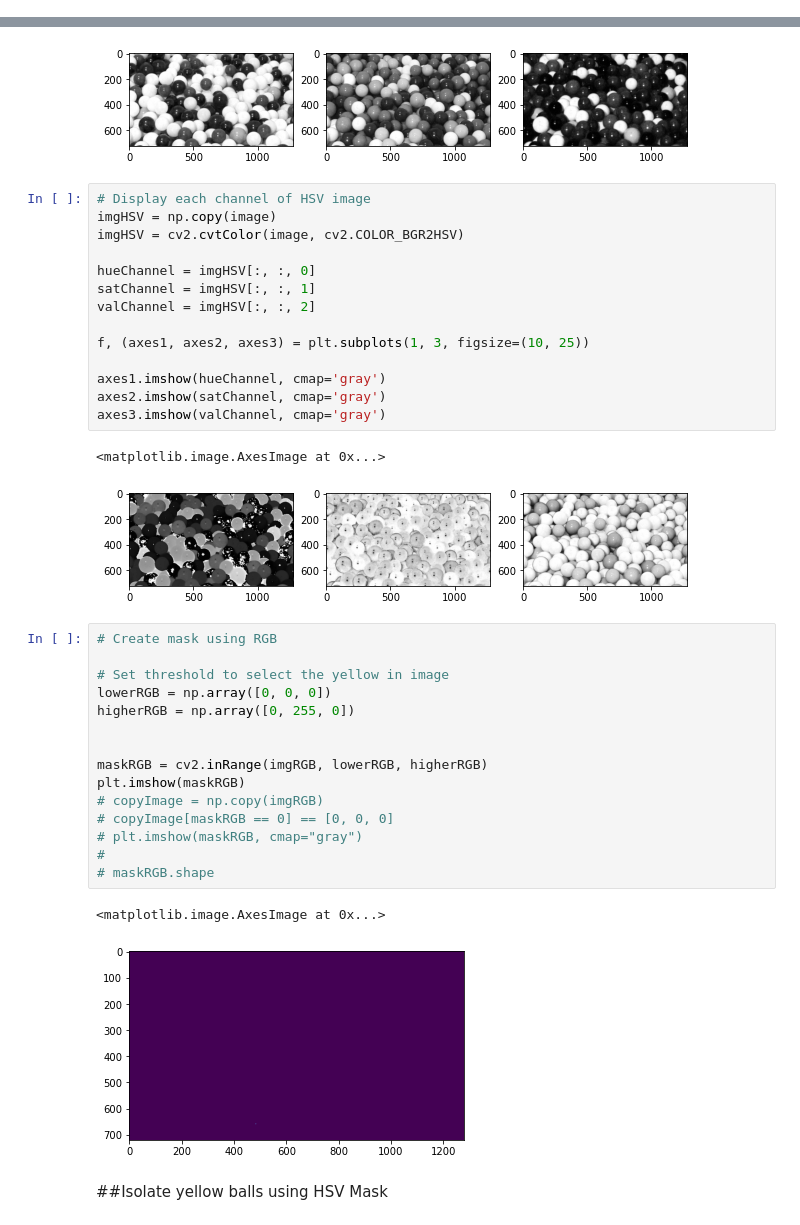
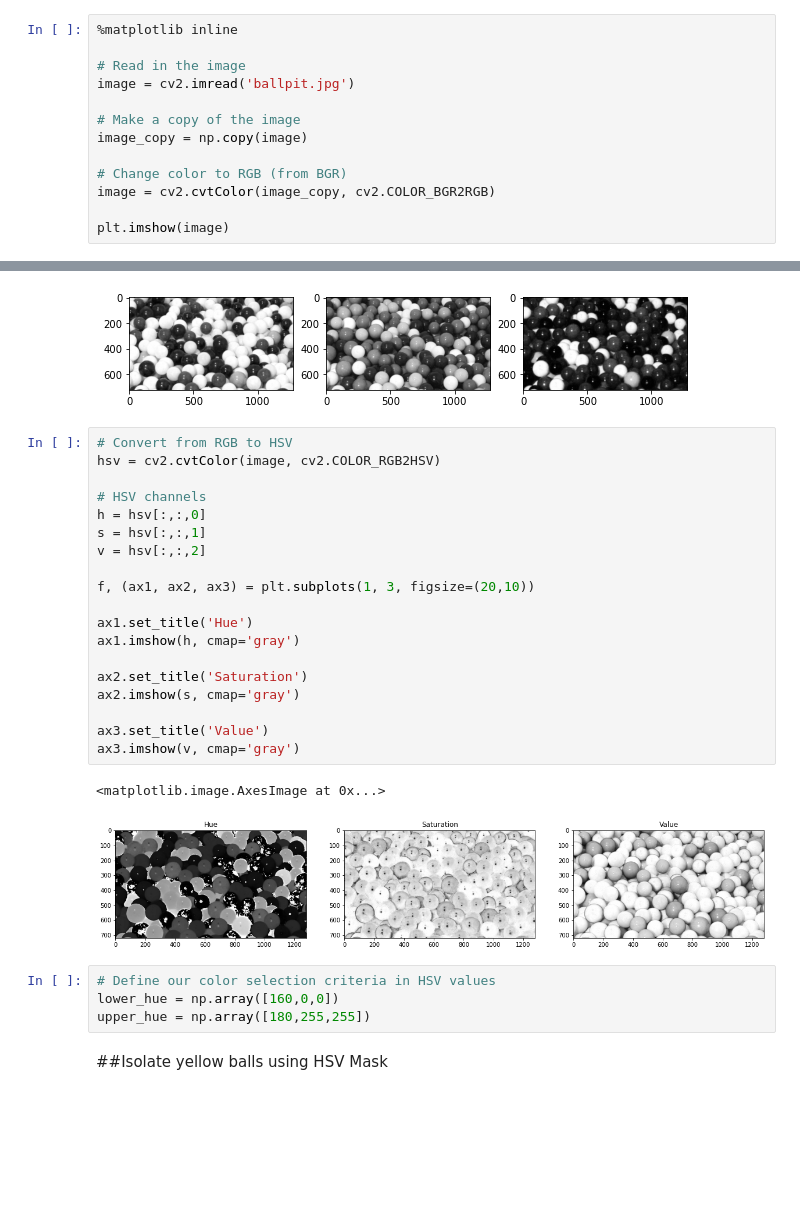
Before and after one commit to 54mir/Computer-Vision-Playground, a Jupyter notebook: OpenCV/HSV-RGB-Masks_attempt2.ipynb, the cells around one changed output, grey strips where cells are left out. Cells and saved outputs as stored; diff of their text form; blank space fills up the shorter version.

```diff
--- a/OpenCV/HSV-RGB-Masks_attempt2.ipynb
+++ b/OpenCV/HSV-RGB-Masks_attempt2.ipynb
@@ -9,0 +7,13 @@ image = cv2.imread('ballpit.jpg')
+# %%
+%matplotlib inline
+
+# Read in the image
+image = cv2.imread('ballpit.jpg')
+
+# Make a copy of the image
+image_copy = np.copy(image)
+
+# Change color to RGB (from BGR)
+image = cv2.cvtColor(image_copy, cv2.COLOR_BGR2RGB)
+
+plt.imshow(image)
@@ -34,39 +56,30 @@ axes3.imshow(blueChannel, cmap='gray')
 <matplotlib.image.AxesImage at 0x...>
 [figure]
 # %%
-# Display each channel of HSV image
-imgHSV = np.copy(image)
-imgHSV = cv2.cvtColor(image, cv2.COLOR_BGR2HSV)
+# Convert from RGB to HSV
+hsv = cv2.cvtColor(image, cv2.COLOR_RGB2HSV)
 
-hueChannel = imgHSV[:, :, 0]
-satChannel = imgHSV[:, :, 1]
-valChannel = imgHSV[:, :, 2]
+# HSV channels
+h = hsv[:,:,0]
+s = hsv[:,:,1]
+v = hsv[:,:,2]
 
-f, (axes1, axes2, axes3) = plt.subplots(1, 3, figsize=(10, 25))
+f, (ax1, ax2, ax3) = plt.subplots(1, 3, figsize=(20,10))
 
-axes1.imshow(hueChannel, cmap='gray')
-axes2.imshow(satChannel, cmap='gray')
-axes3.imshow(valChannel, cmap='gray')
+ax1.set_title('Hue')
+ax1.imshow(h, cmap='gray')
+
+ax2.set_title('Saturation')
+ax2.imshow(s, cmap='gray')
+
+ax3.set_title('Value')
+ax3.imshow(v, cmap='gray')
 # %% [output]
 <matplotlib.image.AxesImage at 0x...>
-[figure, old version]
+[figure, new version]
-# %%
-# Create mask using RGB
-
-# Set threshold to select the yellow in image
-lowerRGB = np.array([0, 0, 0])
-higherRGB = np.array([0, 255, 0])
-
-
-maskRGB = cv2.inRange(imgRGB, lowerRGB, higherRGB)
-plt.imshow(maskRGB)
-# copyImage = np.copy(imgRGB)
-# copyImage[maskRGB == 0] == [0, 0, 0]
-# plt.imshow(maskRGB, cmap="gray")
-#
-# maskRGB.shape
-# %% [output]
-<matplotlib.image.AxesImage at 0x...>
-[figure, removed]
+# %%
+# Define our color selection criteria in HSV values
+lower_hue = np.array([160,0,0])
+upper_hue = np.array([180,255,255])
 # %% [markdown]
 ##Isolate yellow balls using HSV Mask
```
Also changed, not shown: parts of 8 cells of this notebook.
